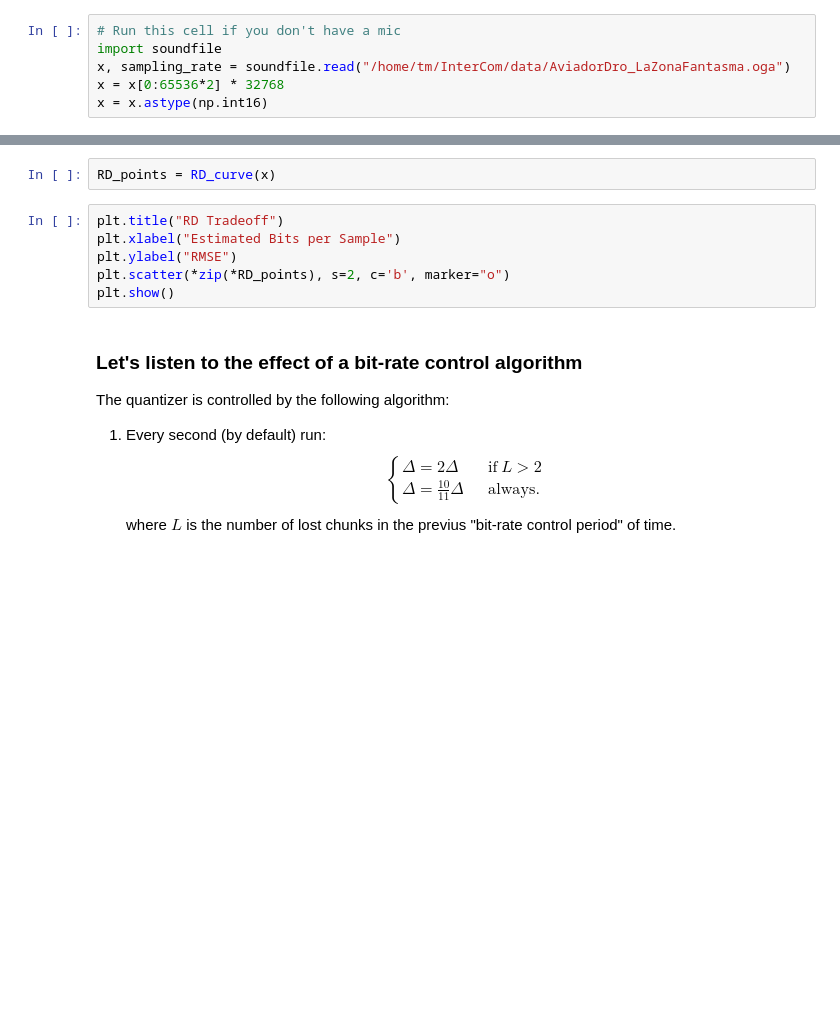
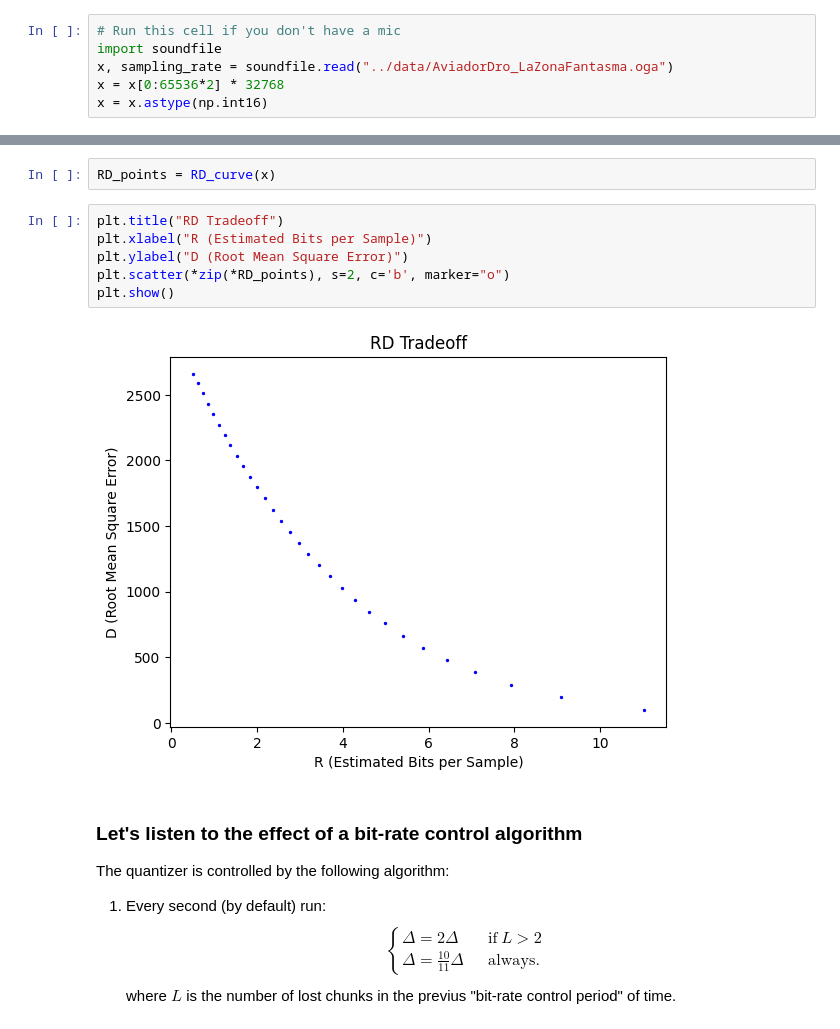
Before and after one commit to Tecnologias-multimedia/InterCom, a Jupyter notebook: docs/2-hours_seminar.ipynb, the cells around one changed output, grey strips where cells are left out. Saved outputs shown, nothing was run; the diff lists cells and outputs as text; blank space fills up the shorter version.

```diff
--- a/docs/2-hours_seminar.ipynb
+++ b/docs/2-hours_seminar.ipynb
@@ -426,7 +570,7 @@ print("done")
 # %%
 # Run this cell if you don't have a mic
 import soundfile
-x, sampling_rate = soundfile.read("/home/tm/InterCom/data/AviadorDro_LaZonaFantasma.oga")
+x, sampling_rate = soundfile.read("../data/AviadorDro_LaZonaFantasma.oga")
 x = x[0:65536*2] * 32768
 x = x.astype(np.int16)
 # %%
@@ -472,10 +620,12 @@ def RD_curve(x):
 RD_points = RD_curve(x)
 # %%
 plt.title("RD Tradeoff")
-plt.xlabel("Estimated Bits per Sample")
-plt.ylabel("RMSE")
+plt.xlabel("R (Estimated Bits per Sample)")
+plt.ylabel("D (Root Mean Square Error)")
 plt.scatter(*zip(*RD_points), s=2, c='b', marker="o")
 plt.show()
+# %% [output]
+[figure, added]
 # %% [markdown]
 ### Let's listen to the effect of a bit-rate control algorithm
 
```
Also changed, not shown: parts of 68 cells of this notebook, 1 other file.
